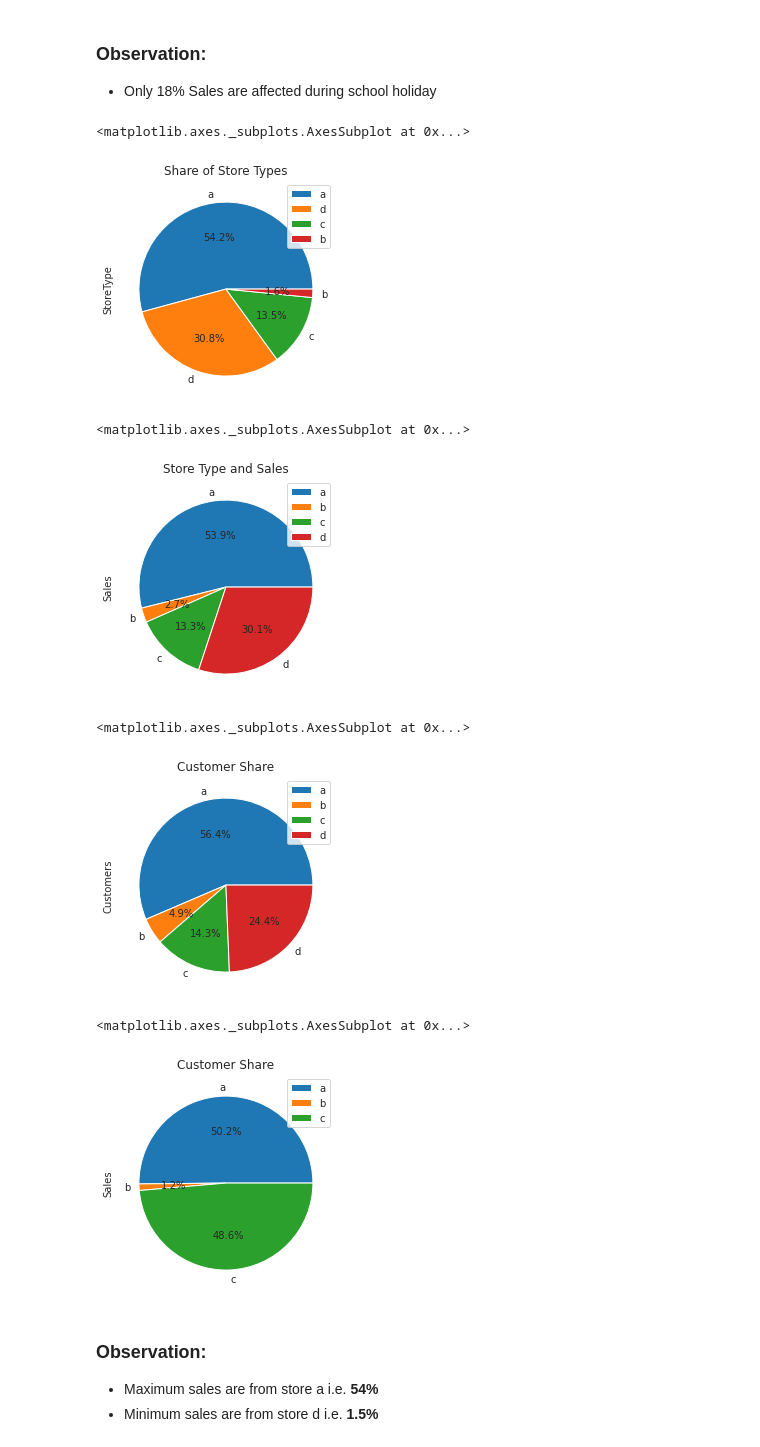
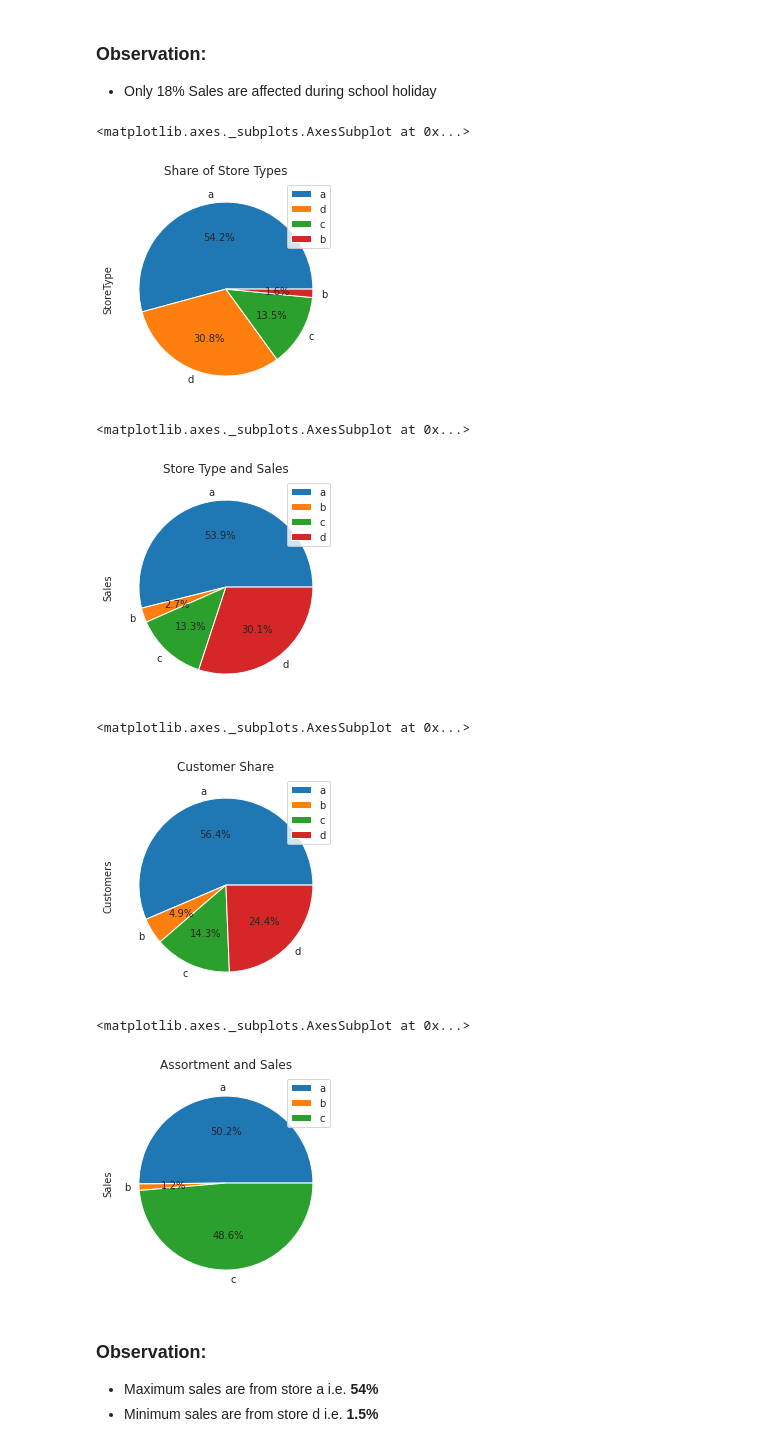
Before and after one commit to piyush02nir/Retail-Sales-Prediction, a Jupyter notebook: Retail_Sales_Prediction.ipynb, the cells around one changed output. Cells and saved outputs as stored; diff of their text form; code cells hidden in the pictures.

```diff
--- a/Retail_Sales_Prediction.ipynb
+++ b/Retail_Sales_Prediction.ipynb
@@ -451,7 +474,7 @@ dtype: int64
 ##  <font color = "sky blue">**Mergeing the two DataFrames**
 # %%
 #merging the store data on rossmann using right join on store column
-df_rms = pd.merge(df_rossmann,df_store, how='right', on = 'Store') #rms = rossmann Stores
+df_rms = pd.merge(df_rossmann,df_store, how='inner', on = 'Store') #rms = rossmann Stores
 # %%
 print('------------------------------------Head---------------------------------------\n')
 df_rms.head()               #checking 1st 5 rows of the df
@@ -648,35 +671,35 @@ Text(0.5, 1.0, 'Sales Affected by Schoolholiday or Not ?')
 #store types in all of the dataset
 plt1 = df_rms["StoreType"].value_counts()
 plt1.plot.pie(title='Share of Store Types', legend=True, autopct='%1.1f%%')
 plt.show()
 
 #store type and sales
 plt2 = df_rms.groupby("StoreType")["Sales"].sum()
 plt2.plot.pie(title='Store Type and Sales', legend=True, autopct='%1.1f%%')
 plt.show()
 
 #customers and store type
 plt3 = df_rms.groupby("StoreType")["Customers"].sum()
 plt3.plot.pie(title='Customer Share', legend=True, autopct='%1.1f%%')
 plt.show()
 
 #Assortment and Sales
 plt4 = df_rms.groupby("Assortment")["Sales"].sum()
-plt4.plot.pie(title='Customer Share', legend=True, autopct='%1.1f%%')
+plt4.plot.pie(title='Assortment and Sales', legend=True, autopct='%1.1f%%')
 plt.show()
 
 # plt5 = df_rms.groupby("StoreType")["Assortment"].count()
 # plt5.plot.pie(title='Customer Share', legend=True, autopct='%1.1f%%')
 # plt.show()
 # %% [output]
 <matplotlib.axes._subplots.AxesSubplot at 0x...>
 [figure]
 <matplotlib.axes._subplots.AxesSubplot at 0x...>
 [figure]
 <matplotlib.axes._subplots.AxesSubplot at 0x...>
 [figure]
 <matplotlib.axes._subplots.AxesSubplot at 0x...>
-[figure, old version]
+[figure, new version]
 # %% [markdown]
 ### <font color = "sky blue">**Observation:**
 
```
Also changed, not shown: parts of 55 cells of this notebook.
